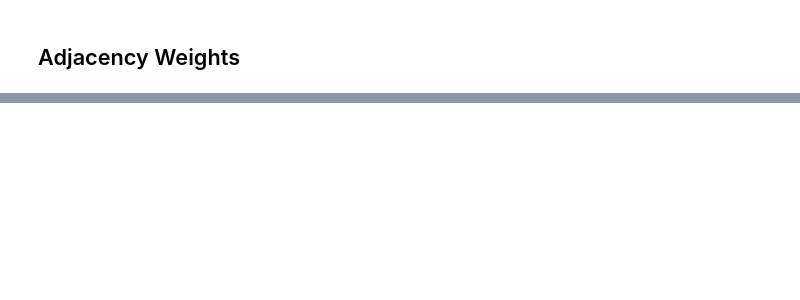
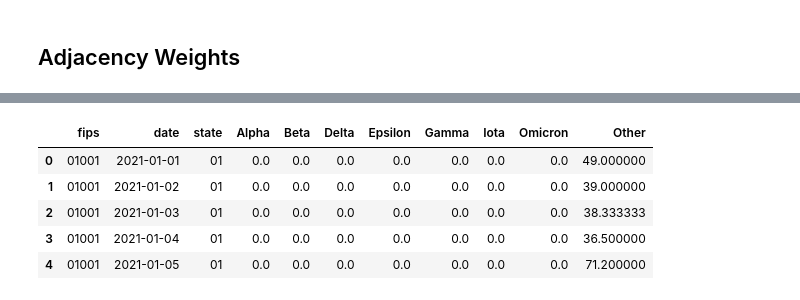
Before and after one commit to roomtempfusion/STAT-461-Group-Project, a Jupyter notebook: data processing/county_level_data_processor.ipynb, the cells around one changed output, grey strips where cells are left out. Saved outputs shown, nothing was run; the diff lists cells and outputs as text; code cells hidden in the pictures; blank space fills up the shorter version.

```diff
--- a/data processing/county_level_data_processor.ipynb
+++ b/data processing/county_level_data_processor.ipynb
@@ -954,0 +505,13 @@ fully_combined_rolling.to_csv('../processed data/state_level/rolled_covariates_s
+# %%
+comb = comb.sort_values(['fips', 'date'])
+rolled = comb.copy()
+rolled = rolled.groupby('fips')[comb.columns.to_list()[3:]].transform(lambda s: s.rolling(7, min_periods=1).mean())
+comb[comb.columns.to_list()[3:]] = rolled
+comb.head()
+# %% [output]
+|  | fips | date | state | Alpha | Beta | Delta | Epsilon | Gamma | Iota | Omicron | Other |
+| 0 | 01001 | 2021-01-01 | 01 | 0.0 | 0.0 | 0.0 | 0.0 | 0.0 | 0.0 | 0.0 | 49.000000 |
+| 1 | 01001 | 2021-01-02 | 01 | 0.0 | 0.0 | 0.0 | 0.0 | 0.0 | 0.0 | 0.0 | 39.000000 |
+| 2 | 01001 | 2021-01-03 | 01 | 0.0 | 0.0 | 0.0 | 0.0 | 0.0 | 0.0 | 0.0 | 38.333333 |
+| 3 | 01001 | 2021-01-04 | 01 | 0.0 | 0.0 | 0.0 | 0.0 | 0.0 | 0.0 | 0.0 | 36.500000 |
+| 4 | 01001 | 2021-01-05 | 01 | 0.0 | 0.0 | 0.0 | 0.0 | 0.0 | 0.0 | 0.0 | 71.200000 |
```
Also changed, not shown: parts of 94 cells of this notebook, 2 other files.
